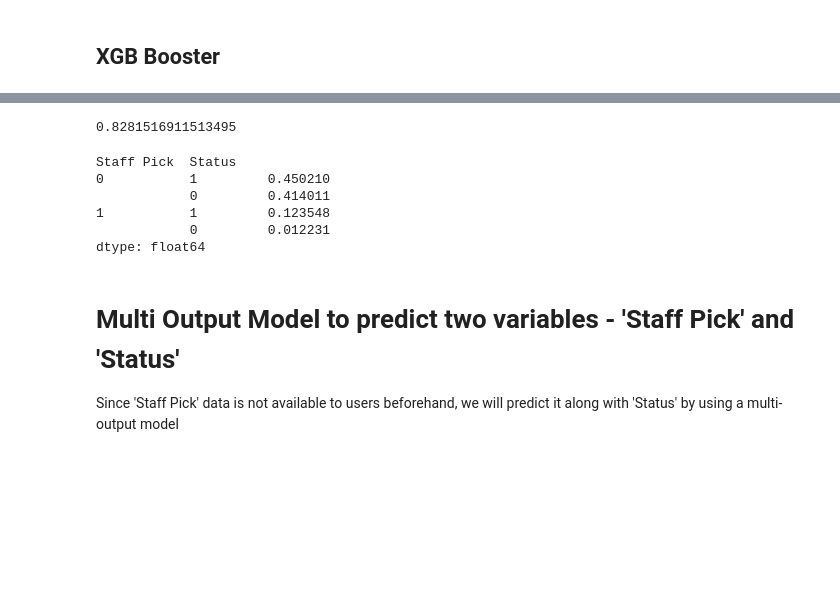
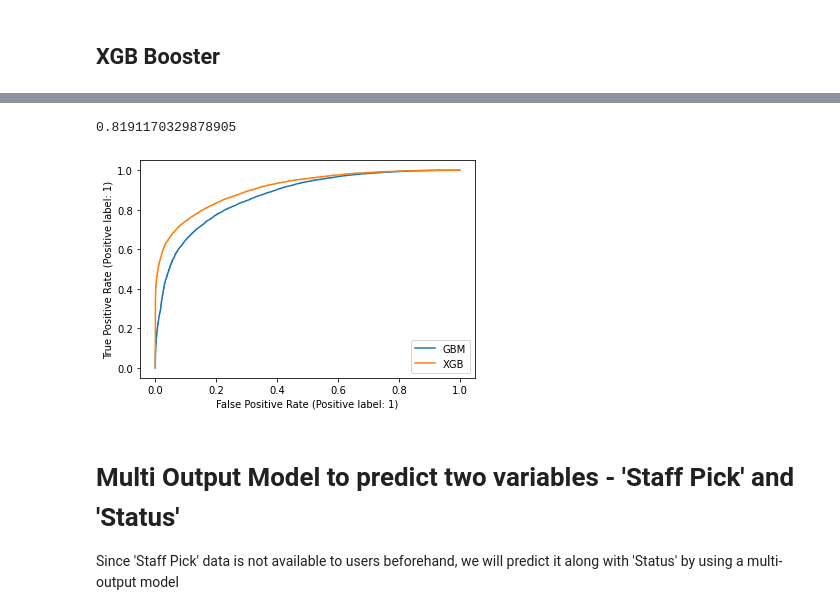
Before and after one commit to BW-Kickstarter-Success-03/campaign_eval, a Jupyter notebook: Kickstarter_project.ipynb, the cells around one changed output, grey strips where cells are left out. Drawn from its saved outputs; the diff is of its cells as text; code cells hidden in the pictures; blank space fills up the shorter version.

Commit message:
model finalized & feat_imp image added

```diff
--- a/Kickstarter_project.ipynb
+++ b/Kickstarter_project.ipynb
@@ -443,9 +425,9 @@ plt.show()
 ## Gradient Boosting *
 # %%
 target = 'Status'
-nlp1, nlp2 = 'Campaign Description', 'Product Name' # Removing Emily's NLP columns
-date_col = 'Campaign Start'
-X2, y2 = df.drop(columns=[target, nlp1, nlp2, date_col]), df[target]
+nlp = 'Campaign Description' # Removing Emily's NLP column
+date_col = 'Campaign Start' # Do not need date column
+X2, y2 = df.drop(columns=[target, nlp, date_col]), df[target]
 # %%
 # Split data into training and validation sets
 X2_train, X2_val, y2_train, y2_val = train_test_split(X2, y2, test_size = 0.20, random_state=42)
@@ -622,20 +620,17 @@ Grid Search Validation Accuracy 0.8281516911513495
 # %%
 # pickle.dump(model_gs.best_estimator_, open('xgb.pkl', 'wb'))
 # %%
-xgb = pickle.load(open('xgb.pkl','rb'))
+xgb_loaded = pickle.load(open('xgb.pkl','rb'))
 # %%
-xgb.score(X2_val, y2_val)
+xgb_loaded.score(X2_val, y2_val)
 # %% [output]
-0.8281516911513495
+0.8191170329878905
-# %%
-df[['Staff Pick', 'Status']].value_counts(normalize=True)
-# %% [output]
-Staff Pick  Status
-0           1         0.450210
-            0         0.414011
-1           1         0.123548
-            0         0.012231
-dtype: float64
+# %%
+# ROC Analysis
+gbm = plot_roc_curve(model_gbm, X2_val, y2_val, label='GBM')
+xgb = plot_roc_curve(xgb_loaded, X2_val, y2_val, ax =gbm.ax_, label='XGB')
+# %% [output]
+[figure, added]
 # %% [markdown]
 # Multi Output Model to predict two variables - 'Staff Pick' and 'Status'
 Since 'Staff Pick' data is not available to users beforehand, we will predict it along with 'Status' by using a multi-output model
```
Also changed, not shown: parts of 15 cells of this notebook, 2 other files.
